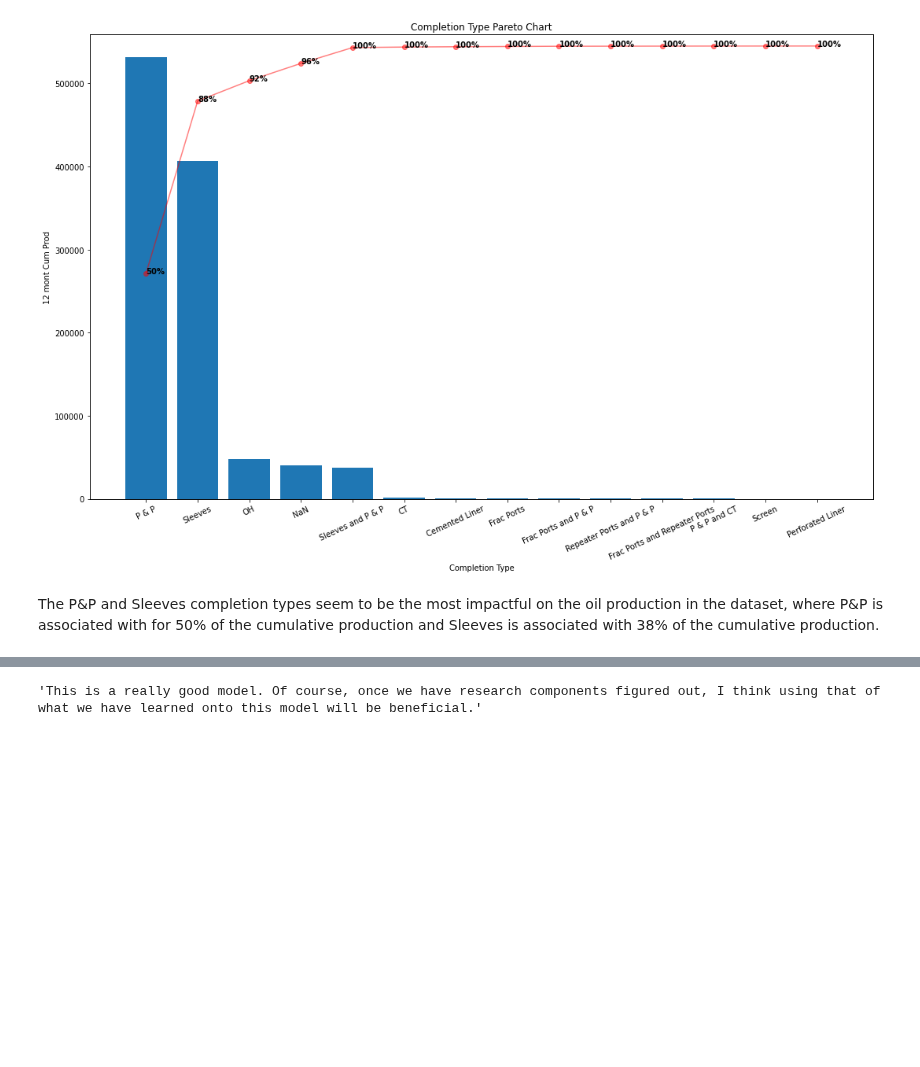
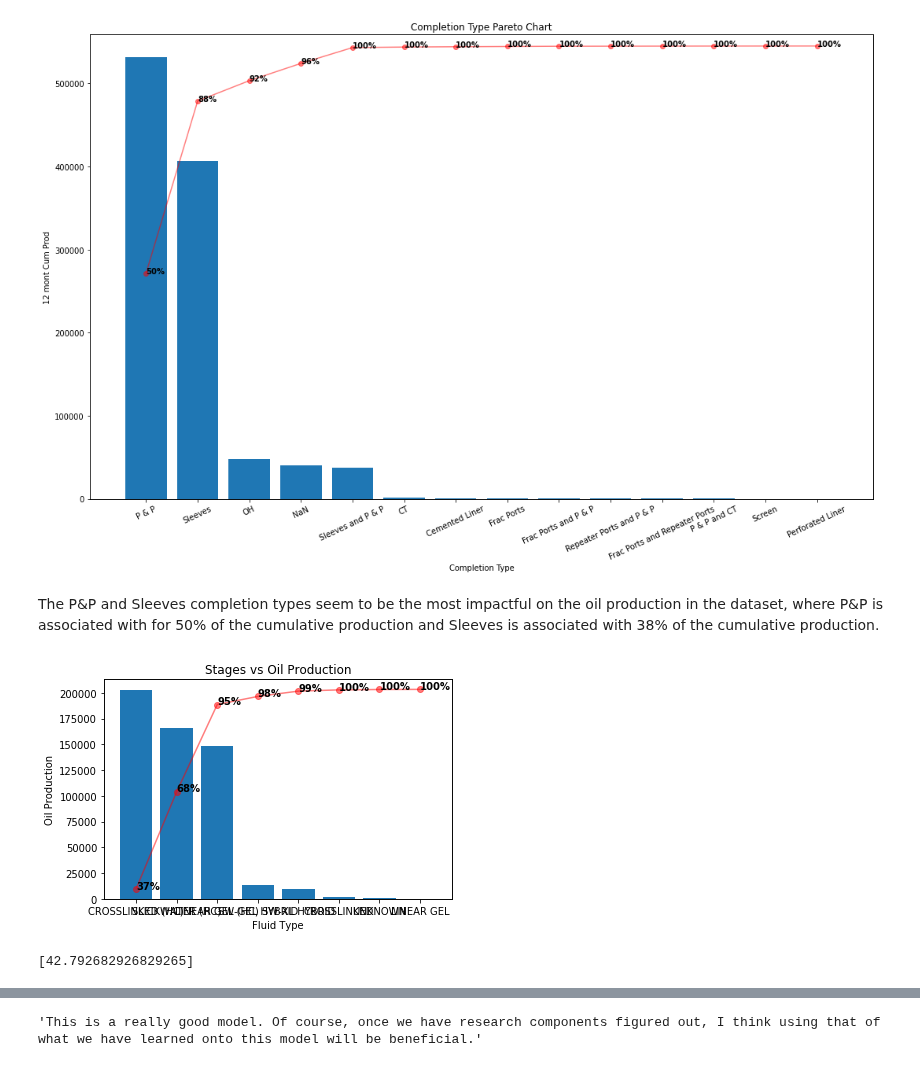
Before and after one commit to FRI-Energy-Analytics/2020_summer_fellows, a Jupyter notebook: Feature Selection - Novel Viz/Model_Testing/Pareto Chart.ipynb, the cells around one changed output, grey strips where cells are left out. Drawn from its saved outputs; the diff is of its cells as text; code cells hidden in the pictures; blank space fills up the shorter version.

Commit message:
Updated Pareto Chart

```diff
--- a/Feature Selection - Novel Viz/Model_Testing/Pareto Chart.ipynb
+++ b/Feature Selection - Novel Viz/Model_Testing/Pareto Chart.ipynb
@@ -192,3 +192,22 @@ pareto_plot(x = pd.Series(Completions), counts = pd.Series(Production), xlabel =
 [figure]
 # %% [markdown]
 The P&P and Sleeves completion types seem to be the most impactful on the oil production in the dataset, where P&P is associated with for 50% of the cumulative production and Sleeves is associated with 38% of the cumulative production.
+# %%
+#Append oil production values to list
+fluid_types = ['LINEAR GEL (HC)', 'CROSSLINKED (HC)', 'SLICKWATER (HC)',
+       'SW-XL HYBRID', 'CROSSLINKED', 'UNKNOWN', 'SW-GEL HYBRID',
+       'LINEAR GEL']
+fluid_oilprod = []
+for i in fluid_types:
+    fluid_oilprod.append(oil_prod(i, 'Fluid Type from DI', '12 month Cum Prod'))
+
+#Create dataframe for Pareto Chart with completion types
+df = pd.DataFrame({
+    'Fluid Type': fluid_types,
+    'Oil Production': fluid_oilprod
+})
+# %%
+#Plot pareto chart for each completion type and its counts
+pareto_plot(df, x='Fluid Type', y='Oil Production', title='Stages vs Oil Production')
+# %% [output]
+[figure, added]
@@ -194,0 +267,5 @@ The P&P and Sleeves completion types seem to be the most impactful on the oil pr
+# %%
+#Find head tail break for stage number
+htb(stage_numbers)
+# %% [output]
+[42.792682926829265]
```
Also changed, not shown: parts of 21 cells of this notebook.
